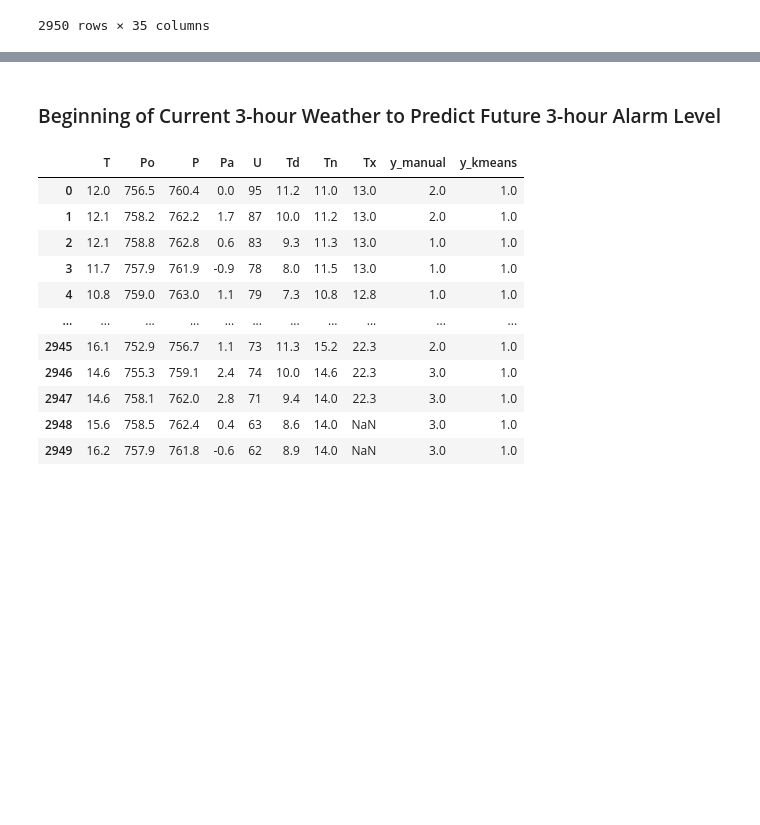
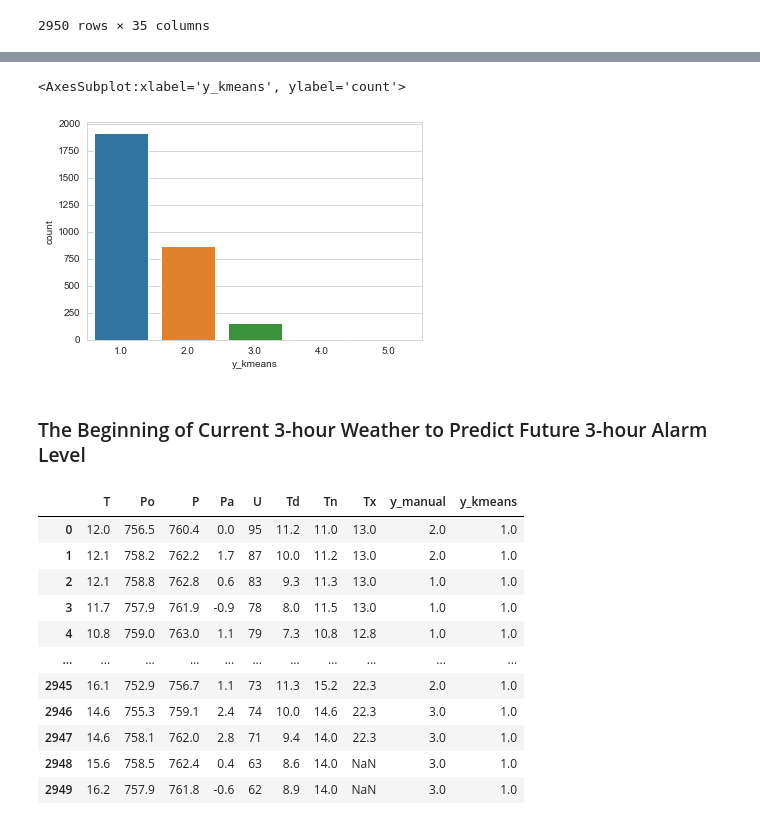
Before and after one commit to wshy1999/Fire_Alarm_Prediction, a Jupyter notebook: fire_shifted.ipynb, the cells around one changed output, grey strips where cells are left out. Drawn from its saved outputs; the diff is of its cells as text; code cells hidden in the pictures; blank space fills up the shorter version.

```diff
--- a/fire_shifted.ipynb
+++ b/fire_shifted.ipynb
@@ -117,5 +126,10 @@ fire_new
+# %%
+sns.countplot(x = 'y_kmeans', data = fire_new)
+# %% [output]
+<AxesSubplot:xlabel='y_kmeans', ylabel='count'>
+[figure, added]
 # %% [markdown]
-### Beginning of Current 3-hour Weather to Predict Future 3-hour Alarm Level
+### The Beginning of Current 3-hour Weather to Predict Future 3-hour Alarm Level
 # %%
 target_cols = ['T', 'Po', 'P', 'Pa', 'U', 'Td', 'Tn', 'Tx', 'y_manual', 'y_kmeans']
 x_cols = ['T', 'Po', 'P', 'Pa', 'U', 'Td', 'Tn', 'Tx']
```
Also changed, not shown: parts of 22 cells of this notebook, 1 other file.
